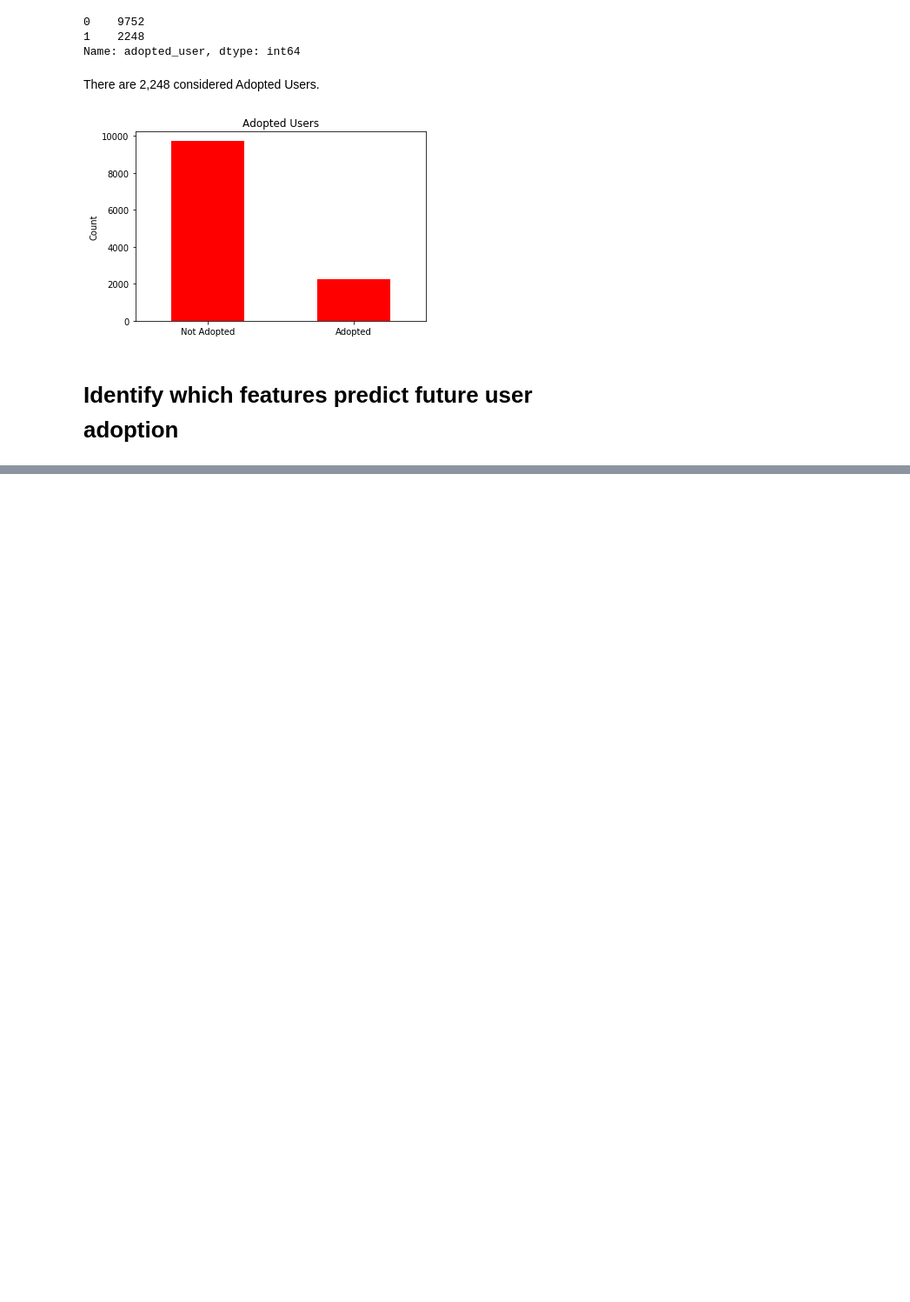
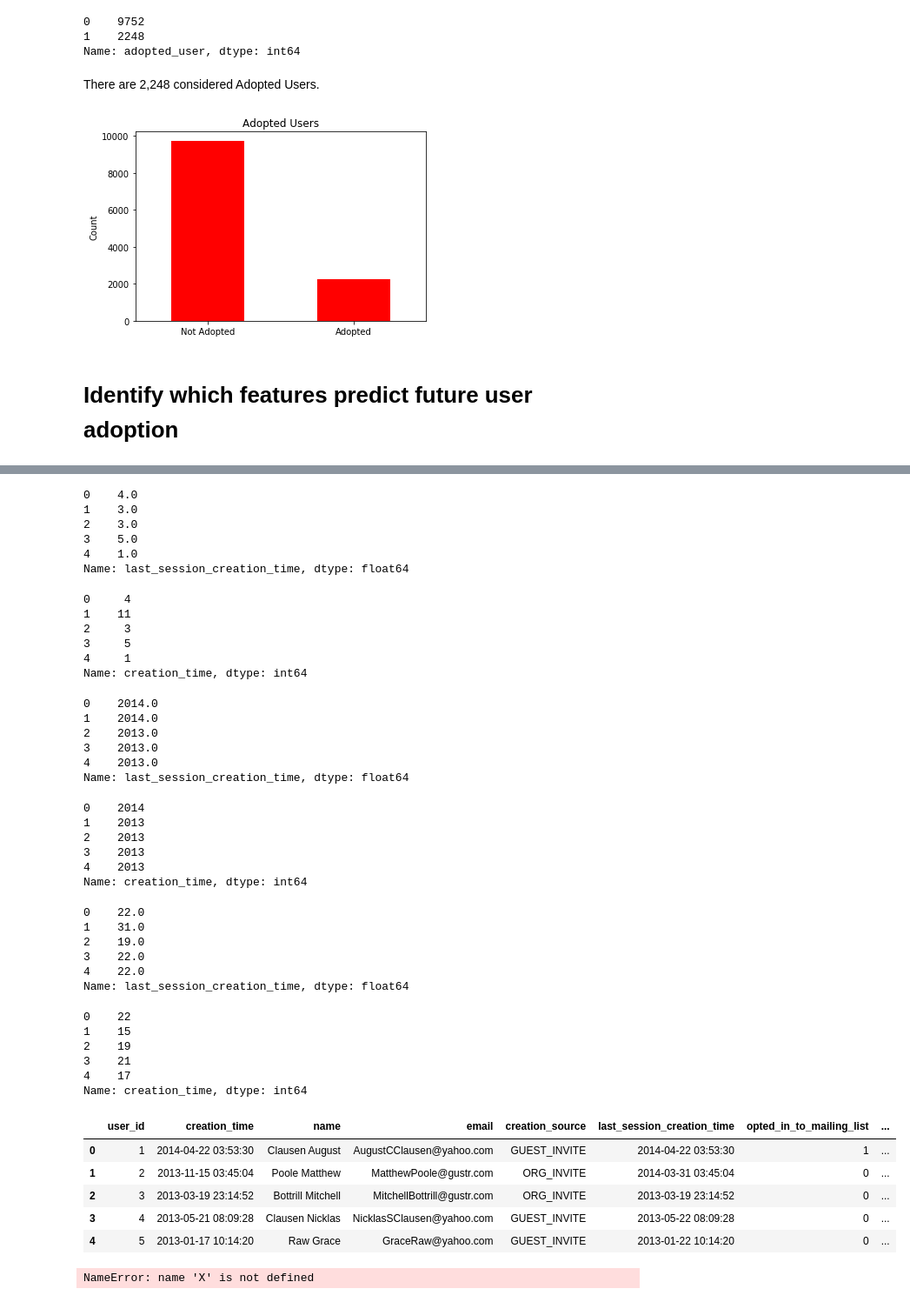
Before and after one commit to mightysquirrely/Springboard-Mini-Projects, a Jupyter notebook: take_home_challenge_relax.ipynb, the cells around one changed output, grey strips where cells are left out. Shown: that part at 87% size. Saved outputs shown, nothing was run; the diff lists cells and outputs as text; code cells hidden in the pictures; blank space fills up the shorter version.

```diff
--- a/take_home_challenge_relax.ipynb
+++ b/take_home_challenge_relax.ipynb
@@ -212,0 +226,63 @@ from sklearn import datasets
+# %%
+users['last_session_creation_time'].dt.month.head(5)
+# %% [output]
+0    4.0
+1    3.0
+2    3.0
+3    5.0
+4    1.0
+Name: last_session_creation_time, dtype: float64
+# %%
+users['creation_time'].dt.month.head(5)
+# %% [output]
+0     4
+1    11
+2     3
+3     5
+4     1
+Name: creation_time, dtype: int64
+# %%
+users['last_session_creation_time'].dt.year.head(5)
+# %% [output]
+0    2014.0
+1    2014.0
+2    2013.0
+3    2013.0
+4    2013.0
+Name: last_session_creation_time, dtype: float64
+# %%
+users['creation_time'].dt.year.head(5)
+# %% [output]
+0    2014
+1    2013
+2    2013
+3    2013
+4    2013
+Name: creation_time, dtype: int64
+# %%
+users['last_session_creation_time'].dt.day.head(5)
+# %% [output]
+0    22.0
+1    31.0
+2    19.0
+3    22.0
+4    22.0
+Name: last_session_creation_time, dtype: float64
+# %%
+users['creation_time'].dt.day.head(5)
+# %% [output]
+0    22
+1    15
+2    19
+3    21
+4    17
+Name: creation_time, dtype: int64
+# %%
+users.head(5)
+# %% [output]
+|  | user_id | creation_time | name | email | creation_source | last_session_creation_time | opted_in_to_mailing_list | ... |
+| 0 | 1 | 2014-04-22 03:53:30 | Clausen August | AugustCClausen@yahoo.com | GUEST_INVITE | 2014-04-22 03:53:30 | 1 | ... |
+| 1 | 2 | 2013-11-15 03:45:04 | Poole Matthew | MatthewPoole@gustr.com | ORG_INVITE | 2014-03-31 03:45:04 | 0 | ... |
+| 2 | 3 | 2013-03-19 23:14:52 | Bottrill Mitchell | MitchellBottrill@gustr.com | ORG_INVITE | 2013-03-19 23:14:52 | 0 | ... |
+| 3 | 4 | 2013-05-21 08:09:28 | Clausen Nicklas | NicklasSClausen@yahoo.com | GUEST_INVITE | 2013-05-22 08:09:28 | 0 | ... |
+| 4 | 5 | 2013-01-17 10:14:20 | Raw Grace | GraceRaw@yahoo.com | GUEST_INVITE | 2013-01-22 10:14:20 | 0 | ... |
@@ -212,0 +296,11 @@ from sklearn import datasets
+# %%
+# Import train_test_split function
+from sklearn.model_selection import train_test_split
+
+#X=users_clean[]  # Features
+#y=users['adopted_user']  # Labels
+
+# Split dataset into training set and test set
+X_train, X_test, y_train, y_test = train_test_split(X, y, test_size=0.3) # 70% training
+# %% [output]
+NameError: name 'X' is not defined
```
Also changed, not shown: parts of 9 cells of this notebook.
